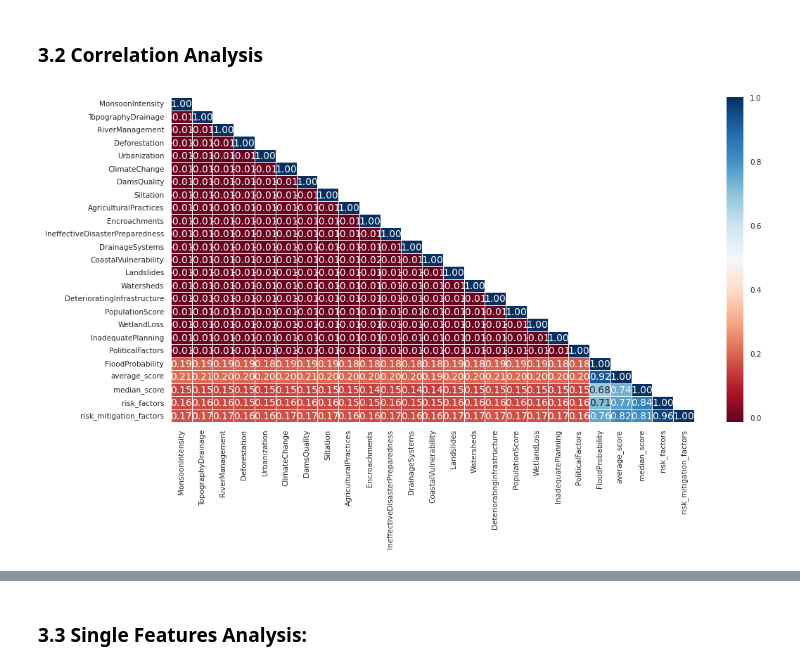
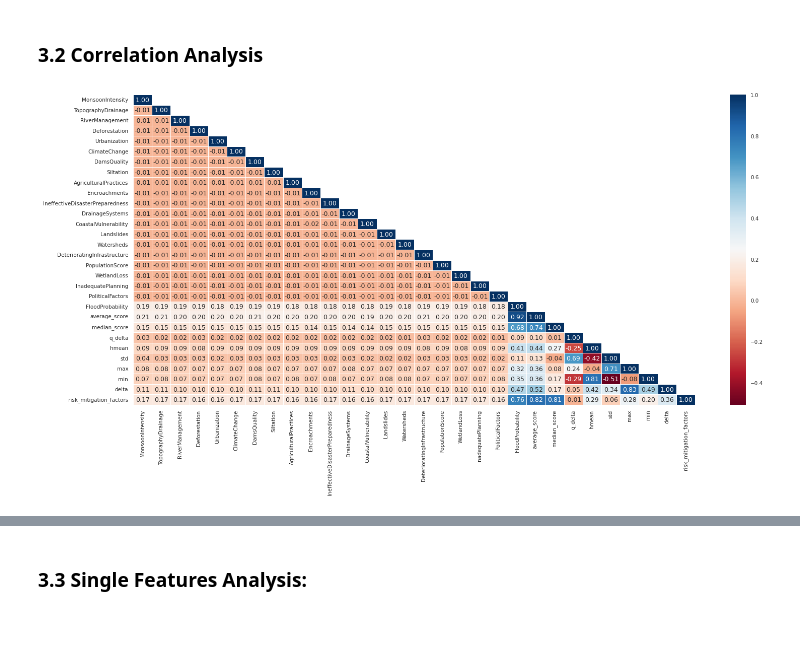
Before and after one commit to fabriziobasso/kaggle, a Jupyter notebook: S4E5_EDA.ipynb, the cells around one changed output, grey strips where cells are left out. Drawn from its saved outputs; the diff is of its cells as text; code cells hidden in the pictures; blank space fills up the shorter version.

```diff
--- a/S4E5_EDA.ipynb
+++ b/S4E5_EDA.ipynb
@@ -877,8 +965,29 @@ test_df["average_score"] = test_df[features].mean(axis=1)
 train_df["median_score"] = train_df[features].median(axis=1)
 test_df["median_score"] = test_df[features].median(axis=1)
 
-train_df["risk_factors"] = (train_df[features] > 4).sum(axis=1).values
-test_df["risk_factors"] = (test_df[features] > 4).sum(axis=1).values
+#train_df["risk_factors"] = (train_df[features] > 4).sum(axis=1).values
+#test_df["risk_factors"] = (test_df[features] > 4).sum(axis=1).values
+
+#train_df["3_factors"] = train_df[["MonsoonIntensity","DamsQuality","DeterioratingInfrastructure"]].mean(axis=1)
+#test_df["3_factors"] = test_df[["MonsoonIntensity","DamsQuality","DeterioratingInfrastructure"]].mean(axis=1)
+
+train_df['q_delta'] = train_df[features].quantile(0.80, axis=1)-train_df[features].quantile(0.20, axis=1)
+test_df['q_delta'] = test_df[features].quantile(0.80, axis=1)-test_df[features].quantile(0.20, axis=1)
+
+train_df["hmean"] = hmean(train_df[features],axis=1)
+test_df["hmean"] = hmean(test_df[features],axis=1)
+
+train_df['std'] = train_df[features].std(axis=1)
+test_df['std'] = test_df[features].std(axis=1)
+
+train_df['max'] = train_df[features].max(axis=1)
+test_df['max'] = test_df[features].max(axis=1)
+
+train_df['min'] = train_df[features].min(axis=1)
+test_df['min'] = test_df[features].min(axis=1)
+
+train_df["delta"] = train_df["max"] - 22 + train_df["min"]
+test_df["delta"] = test_df["max"] - 22 +  test_df["min"]
 
 train_df["risk_mitigation_factors"] = (train_df[features] > 9).sum(axis=1).values-(train_df[features] < 5).sum(axis=1).values
 test_df["risk_mitigation_factors"] = (test_df[features] > 9).sum(axis=1).values-(test_df[features] < 5).sum(axis=1).values
@@ -957,18 +1074,18 @@ df_results
 # %%
 mask = np.zeros_like(train_df.corr(), dtype=bool)
 mask[np.triu_indices_from(mask)] = True
 np.fill_diagonal(mask, False)
 
-fig, axs = plt.subplots(1,1,figsize=(12,6))
+fig, axs = plt.subplots(1,1,figsize=(18,8))
 g = sns.heatmap(train_df.corr(),
                 annot=True,
-                annot_kws={"fontsize": 10},
+                annot_kws={"fontsize": 9},
                 fmt='.2f',
                 linewidths=0.5,
                 cmap='RdBu',
                 mask=mask,
                 ax=axs# the mask has been included here
                 )
 axs.grid(False)
 # %% [output]
-[figure, old version]
+[figure, new version]
```
Also changed, not shown: parts of 105 cells of this notebook.
